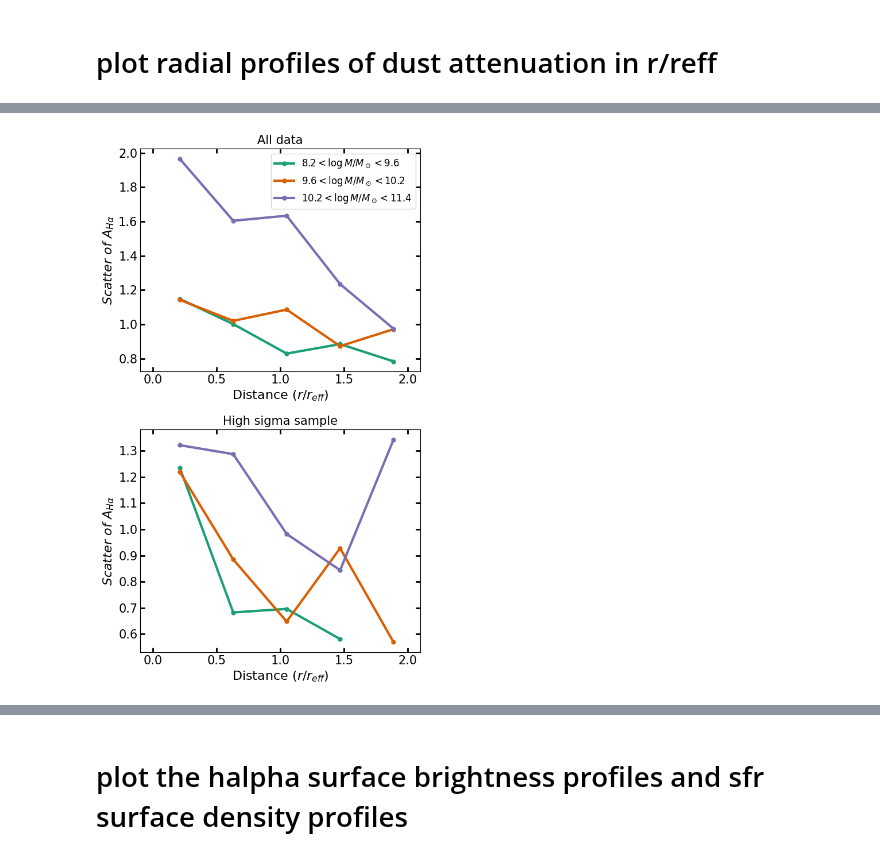
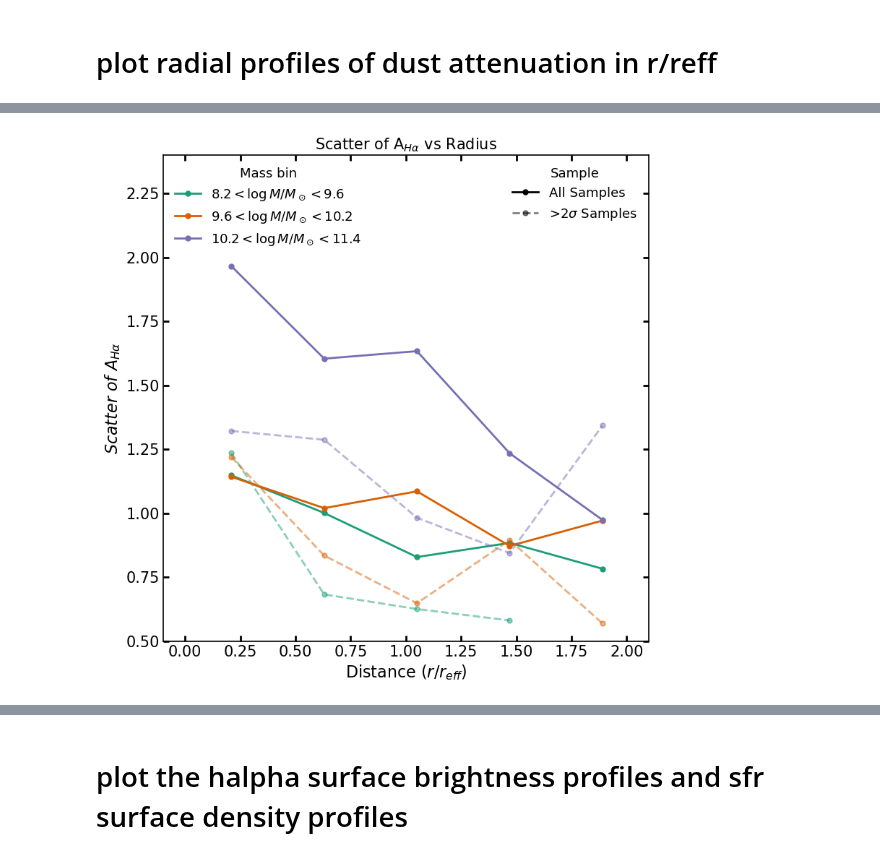
Before and after one commit to 2003cy/Balmer-Decrement-CLEAR, a Jupyter notebook: analysis.ipynb, the cells around one changed output, grey strips where cells are left out. Drawn from its saved outputs; the diff is of its cells as text; code cells hidden in the pictures.

```diff
--- a/analysis.ipynb
+++ b/analysis.ipynb
@@ -665,20 +770,53 @@ for i in range(3):
                        marker='.',markersize=6, alpha=0.4, color='dimgray')
 
 
+    # ── linear fit A_Hα vs r/r_eff (printed, not drawn) ───────────────────
+    def _lin_fit(x, y, yerr=None):
+        x = np.asarray(x, dtype=float); y = np.asarray(y, dtype=float)
+        mask = np.isfinite(x) & np.isfinite(y)
+        if mask.sum() < 2:
+            return np.nan, np.nan, np.nan, np.nan
+        coeffs, cov = np.polyfit(x[mask], y[mask], 1, cov=True)
+        return coeffs[0], np.sqrt(cov[0, 0]), coeffs[1], np.sqrt(cov[1, 1])
+
+    y_all    = calculate_attenuation_from_ratio(np.asarray(bd_reff_lis[i]))
+    yerr_all = calculate_attenuation_err(np.asarray(std_reff_lis[i]))
+    s_a, se_a, b_a, be_a = _lin_fit(r_bin_reff_lis, y_all, yerr_all)
+
+    y_hs     = calculate_attenuation_from_ratio(np.asarray(bd_reff_lis_hsigma[i]))
+    yerr_hs  = calculate_attenuation_err(np.asarray(std_reff_lis_hsigma[i]))
+    s_h, se_h, b_h, be_h = _lin_fit(r_bin_reff_lis[:-1], y_hs[:-1], yerr_hs[:-1])
+
+    print(f'[r/reff, Mass bin {i+1}] mean-curve fit, All Samples : slope = {s_a:+.4f} ± {se_a:.4f},  intercept = {b_a:+.3f} ± {be_a:.3f}')
+    print(f'[r/reff, Mass bin {i+1}] mean-curve fit, >2σ Samples : slope = {s_h:+.4f} ± {se_h:.4f},  intercept = {b_h:+.3f} ± {be_h:.3f}')
+
+
     ax_re.errorbar(r_bin_reff_lis-0.01, calculate_attenuation_from_ratio(bd_reff_lis[i]),
                 yerr=calculate_attenuation_err(std_reff_lis[i]),
                 fmt='-', color=color2, alpha=1, linewidth=4,
-                marker='o', markersize=4, label='Median A$_{H\\alpha}$', elinewidth=2,capsize=8,capthick=2)
+                marker='o', markersize=4,
+                label='All Samples' if i==0 else None,
+                elinewidth=2,capsize=8,capthick=2)
 
     ax_re.errorbar(r_bin_reff_lis+0.01, calculate_attenuation_from_ratio(bd_reff_lis_hsigma[i]),
                 yerr=calculate_attenuation_err(std_reff_lis_hsigma[i]),
                 fmt='-', color=color4, alpha=1, linewidth=4,
-                marker='o', markersize=4, label='Median A$_{H\\alpha}$ (high S/N)', elinewidth=2,capsize=8,capthick=2)
+                marker='o', markersize=4,
+                label=r'>2$\sigma$ Samples' if i==0 else None,
+                elinewidth=2,capsize=8,capthick=2)
+
+    # plot the linear fits as dashed lines
+    #r_fit = np.linspace(0, r_lim, 100)
+    #ax_re.plot(r_fit, s_a * r_fit + b_a, linestyle='--', color=color2, linewidth=2.5, alpha=0.9)
+    #ax_re.plot(r_fit, s_h * r_fit + b_h, linestyle='--', color=color4, linewidth=2.5, alpha=0.9)
+
+    if i == 0:
+        ax_re.legend(loc='upper right', fontsize=14, frameon=False)
 
     # Common elements
     ax_re.axhline(0, 0, r_lim, linestyle='--', color='black',linewidth=3, alpha=0.7)
     ax_re.set_xlim(-0.1, r_lim+0.1)
-    ax_re.set_ylim(-5.1, 6.2)
+    ax_re.set_ylim(-4.1, 6.2)
 
     # Add mass bin labels
     #ax_re.text(0.95, 0.95, bin_label_m[i], transform=ax_re.transAxes, fontsize=15, verticalalignment='top', horizontalalignment='right')
@@ -692,46 +830,36 @@ plt.tight_layout()  # Increase layout spacing
 plt.savefig('output/re.png', dpi=300, bbox_inches='tight')
 plt.show()
 
-#then we plot the scatter as a function of radius
-#then we plot the scatter as a function of radius
-fig, axes = plt.subplots(2, 1, figsize=(6, 10))
-
-# Left panel: All data
-ax_left = axes[0]
-ax_left.tick_params(direction='in', which='both', top=True, right=True, width=2, length=6, labelsize=15)
-for i in range(3):
-    ax_left.plot(r_bin_reff_lis, calculate_attenuation_err(std_reff_lis[i]), marker='o', linestyle='-', color=[color1,color2,color3][i], label=bin_label_m[i], linewidth=3, markersize=5)
-ax_left.set_xlabel('Distance ($r/r_{eff}$)', fontsize=16)
-ax_left.set_ylabel(r'$Scatter\ of\ A_{H\alpha}$', fontsize=16)
-ax_left.set_xlim(-0.1, r_lim)
-ax_left.legend(fontsize=12)
-ax_left.set_title('All data', fontsize=15)
-
-# Right panel: High quality data
-ax_right = axes[1]
-ax_right.tick_params(direction='in', which='both', top=True, right=True, width=2, length=6, labelsize=15)
-for i in range(3):
-    ax_right.plot(r_bin_reff_lis, calculate_attenuation_err(std_reff_lis_hsigma[i]), marker='o', linestyle='-', color=[color1,color2,color3][i], label=bin_label_m[i], linewidth=3, markersize=5)
-ax_right.set_xlabel('Distance ($r/r_{eff}$)', fontsize=16)
-ax_right.set_ylabel(r'$Scatter\ of\ A_{H\alpha}$', fontsize=16)
-ax_right.set_xlim(-0.1, r_lim)
-ax_right.set_title('High sigma sample', fontsize=15)
-
-plt.tight_layout()
-plt.savefig('output/scatter.png', bbox_inches='tight')
-plt.show()
-
 #try plotting both low and high quality data together with dotted and solid lines
 fig, ax = plt.subplots(figsize=(8, 8))
 ax.tick_params(direction='in', which='both', top=True, right=True, width=2, length=6, labelsize=15)
 for i in range(3):
-    ax.plot(r_bin_reff_lis, calculate_attenuation_err(std_reff_lis[i]), marker='o', linestyle='-', color=[color1,color2,color3][i], label=bin_label_m[i]+' (all)', linewidth=2, markersize=5)
-    ax.plot(r_bin_reff_lis, calculate_attenuation_err(std_reff_lis_hsigma[i]), marker='o', linestyle='--', color=[color1,color2,color3][i], linewidth=2, markersize=5,alpha=0.5)
+    ax.plot(r_bin_reff_lis, calculate_attenuation_err(std_reff_lis[i]), marker='o', linestyle='-', color=[color1,color2,color3][i], label=bin_label_m[i], linewidth=2, markersize=5)
+    ax.plot(r_bin_reff_lis, calculate_attenuation_err(std_reff_lis_hsigma[i]), marker='o', linestyle='--', color=[color1,color2,color3][i], linewidth=2, markersize=5, alpha=0.5)
+    #print central attenuation and scatter value for each mass bin
+    print(f'Mass bin {i+1} central attenuation (all): {calculate_attenuation_from_ratio(bd_reff_lis[i][0]):.3f}')
+    print(f'Mass bin {i+1} central attenuation (hsig): {calculate_attenuation_from_ratio(bd_reff_lis_hsigma[i][0]):.3f}')
+    print(f'Mass bin {i+1} central scatter (all): {calculate_attenuation_err(std_reff_lis[i][0]):.3f}')
+    print(f'Mass bin {i+1} central scatter (hsig): {calculate_attenuation_err(std_reff_lis_hsigma[i][0]):.3f}')
+    #print last scatter value for each mass bin`
+    print(f'Mass bin {i+1} outer scatter (all): {calculate_attenuation_err(std_reff_lis[i][-1]):.3f}')
+    print(f'Mass bin {i+1} outer scatter (hsig): {calculate_attenuation_err(std_reff_lis_hsigma[i][-1]):.3f}')
 ax.set_xlabel('Distance ($r/r_{eff}$)', fontsize=16)
 #ax.set_ylabel(r'$Scatter\ of\ A_{H\alpha}$', fontsize=16)
 ax.set_xlim(-0.1, r_lim)
-ax.legend(fontsize=12)
+ax.set_ylim(0.5, 2.4)
+from matplotlib.lines import Line2D
+mass_handles = ax.get_legend_handles_labels()[0]
+mass_labels  = ax.get_legend_handles_labels()[1]
+style_handles = [
+    Line2D([0],[0], color='black', linestyle='-',  marker='o', linewidth=2, markersize=5, label='All Samples'),
+    Line2D([0],[0], color='black', linestyle='--', marker='o', linewidth=2, markersize=5, alpha=0.5, label=r'>2$\sigma$ Samples'),
+]
+leg1 = ax.legend(mass_handles, mass_labels, fontsize=13, loc='upper left', frameon=False, title='Mass bin', title_fontsize=13)
+ax.add_artist(leg1)
+ax.legend(handles=style_handles, fontsize=13, loc='upper right', frameon=False, title='Sample', title_fontsize=13)
 ax.set_title('Scatter of A$_{H\\alpha}$ vs Radius', fontsize=15)
+ax.set_ylabel(r'$Scatter\ of\ A_{H\alpha}$', fontsize=16)
 plt.tight_layout()
 plt.savefig('output/scatter_combined.png', bbox_inches='tight')
 plt.show()
@@ -740 +892 @@ plt.show()
-[figure, old version]
+[figure, new version]
```
Also changed, not shown: parts of 6 cells of this notebook, 10 other files.
